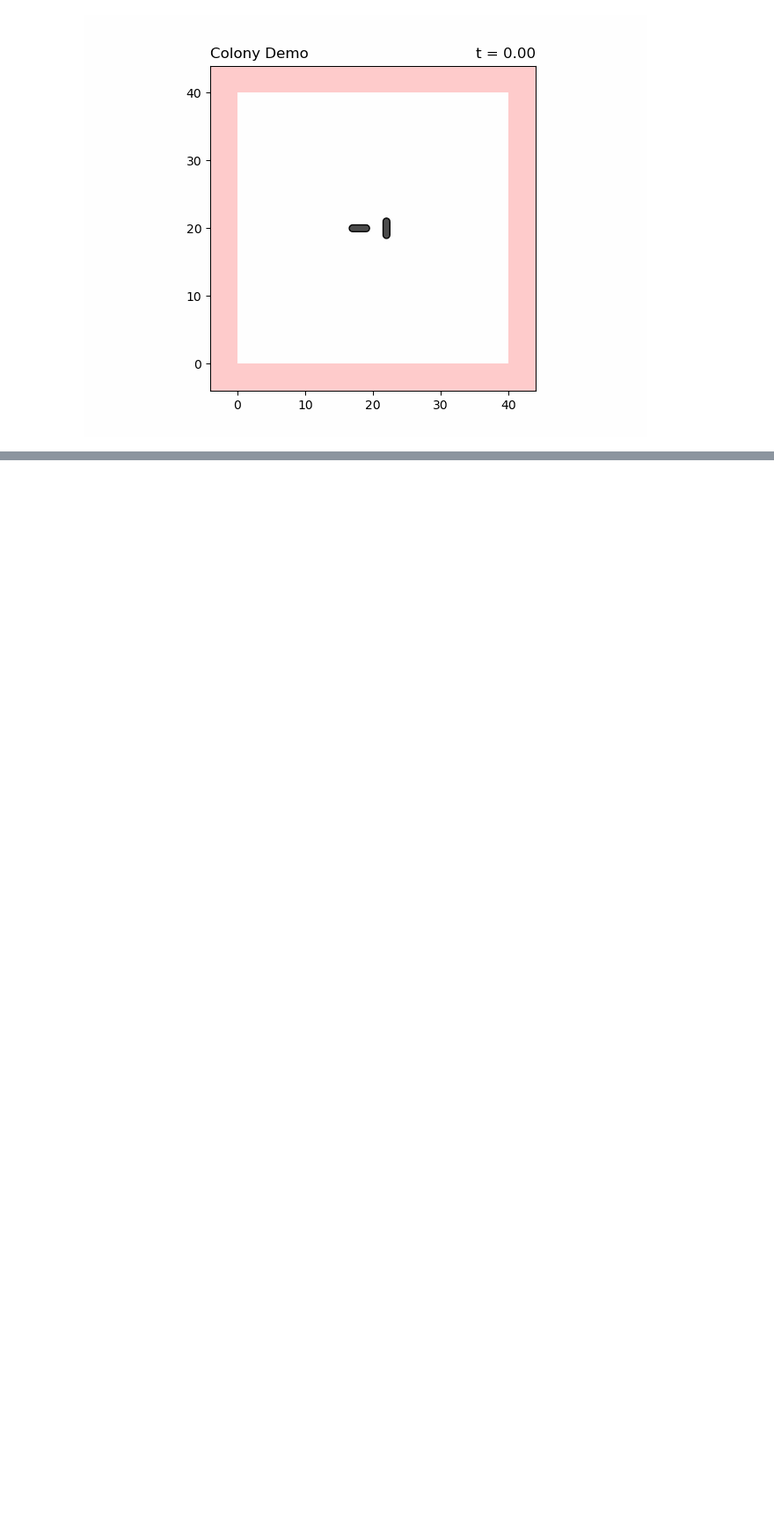
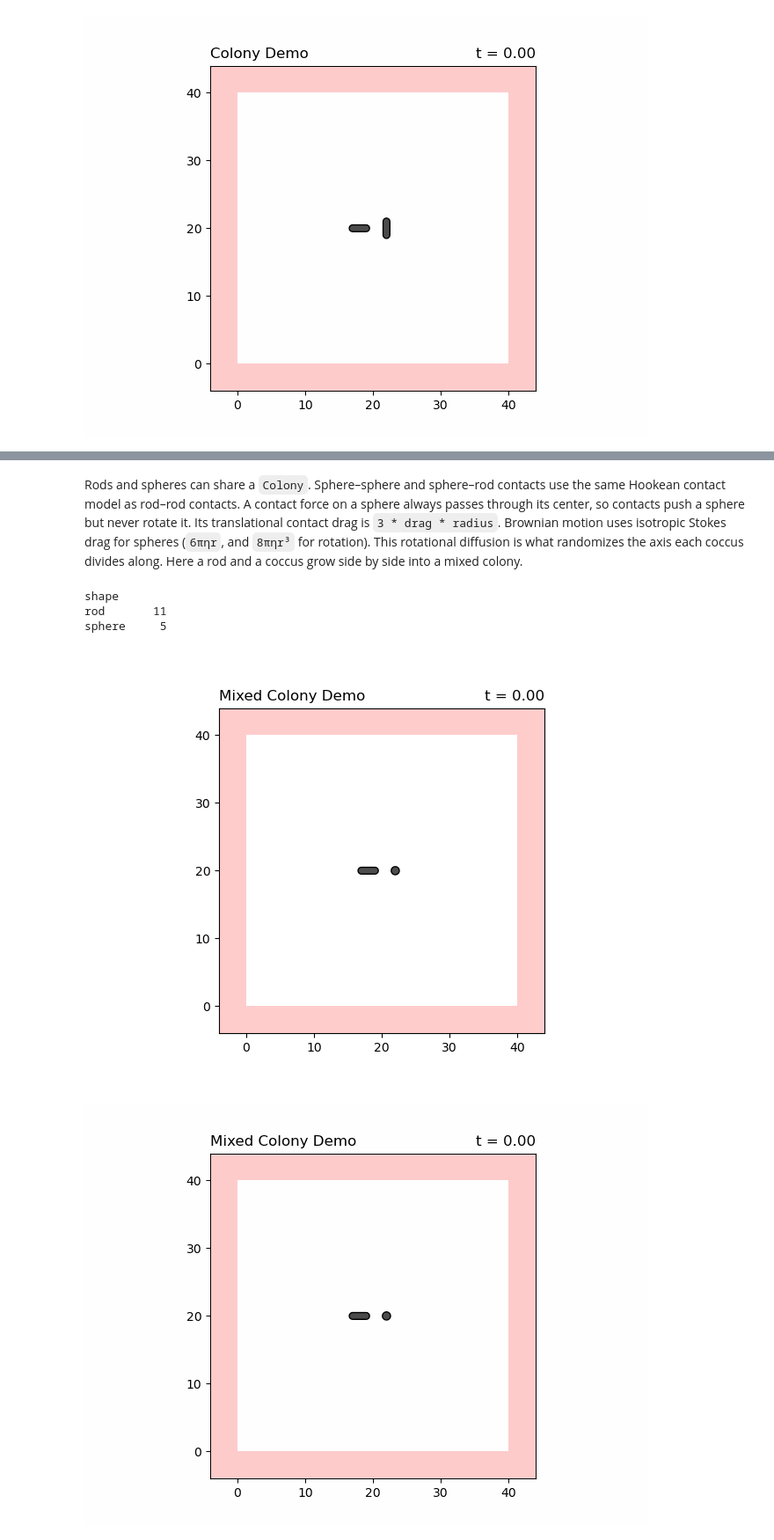
Before and after one commit to Paytonco/multicellular, a Jupyter notebook: examples/feature_tour.ipynb, the cells around one changed output, grey strips where cells are left out. Shown at 88% size. Saved outputs shown, nothing was run; the diff lists cells and outputs as text; code cells hidden in the pictures; blank space fills up the shorter version.

```diff
--- a/examples/feature_tour.ipynb
+++ b/examples/feature_tour.ipynb
@@ -555 +608,32 @@ grew from 2 to 19 living cells
+# %% [markdown]
+Rods and spheres can share a `Colony`. Sphere–sphere and sphere–rod contacts
+use the same Hookean contact model as rod–rod contacts. A contact force on a
+sphere always passes through its center, so contacts push a sphere but never
+rotate it. Its translational contact drag is `3 * drag * radius`. Brownian
+motion uses isotropic Stokes drag for spheres (`6πηr`, and `8πηr³` for
+rotation). This rotational diffusion is what randomizes the axis each coccus
+divides along. Here a rod and a coccus grow side by side into a mixed colony.
+# %%
+env = Environment("Mixed Colony Demo", wall_map=np.zeros((10, 10)), size=(40.0, 40.0))
+rod = Cell(id=0, position=[18.0, 20.0], orientation=[1.0, 0.0],
+           rng=np.random.default_rng(1))
+sphere = Cell(id=1, position=[22.0, 20.0], orientation=[0.0, 1.0], radius=0.6,
+              shape="sphere", rng=np.random.default_rng(2))
+
+colony = Colony([rod, sphere], env, k=10.0, drag=1.0)
+sim = Simulation(colony, dt=0.02, t_max=3.0)
+df = sim.run(show_progress=False)
+
+final = df[(df["time"] == df["time"].max()) & df["alive"]]
+print(final["shape"].value_counts().to_string())
+
+sim.visualize_colony(interval=80, save_path="outputs", filename="mixed_colony.gif",
+                     show_progress=False)
+Image(filename="outputs/mixed_colony.gif")
+# %% [output]
+shape
+rod       11
+sphere     5
+[figure, added]
+[figure, added]
 # %% [markdown]
```
Also changed, not shown: parts of 5 cells of this notebook, 9 other files.
